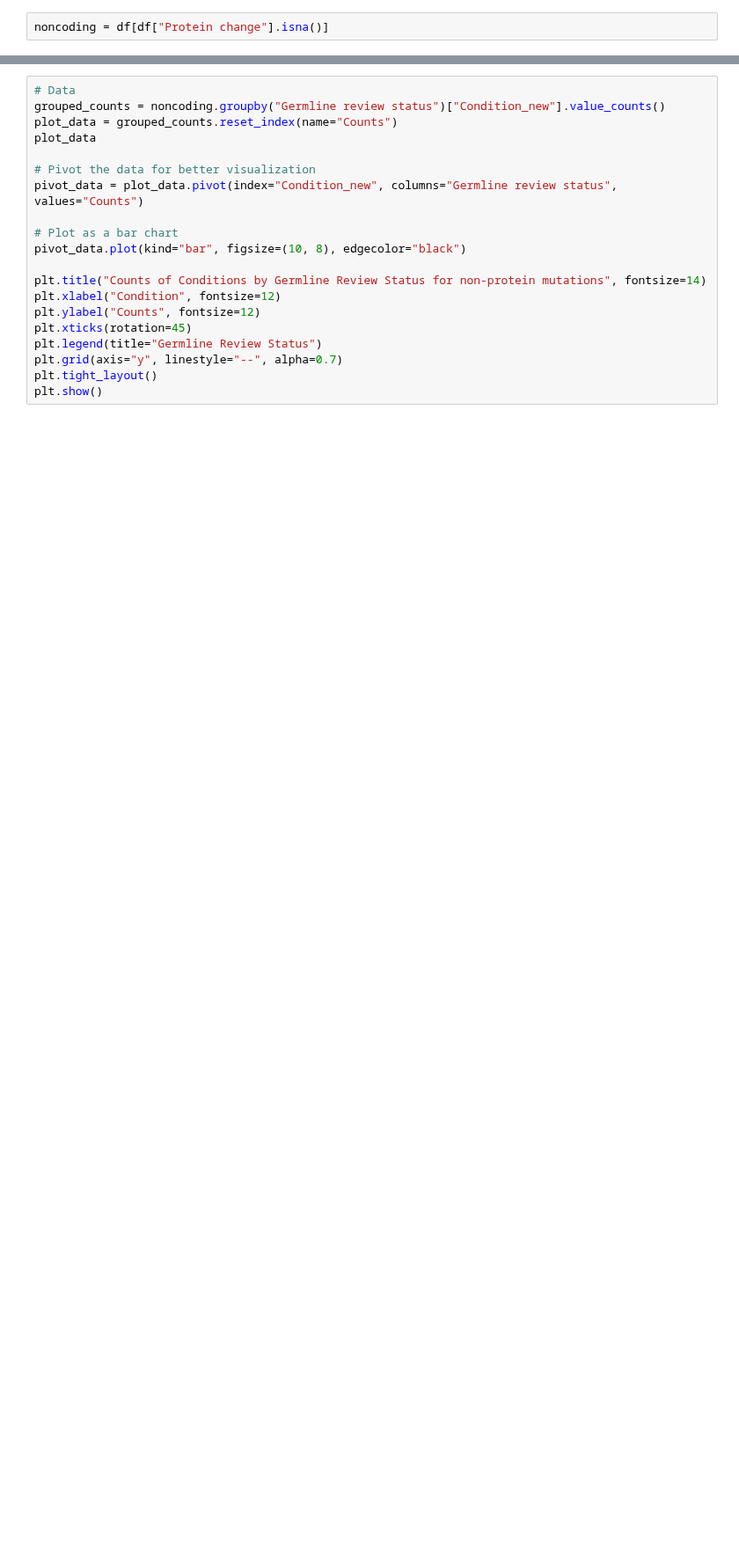
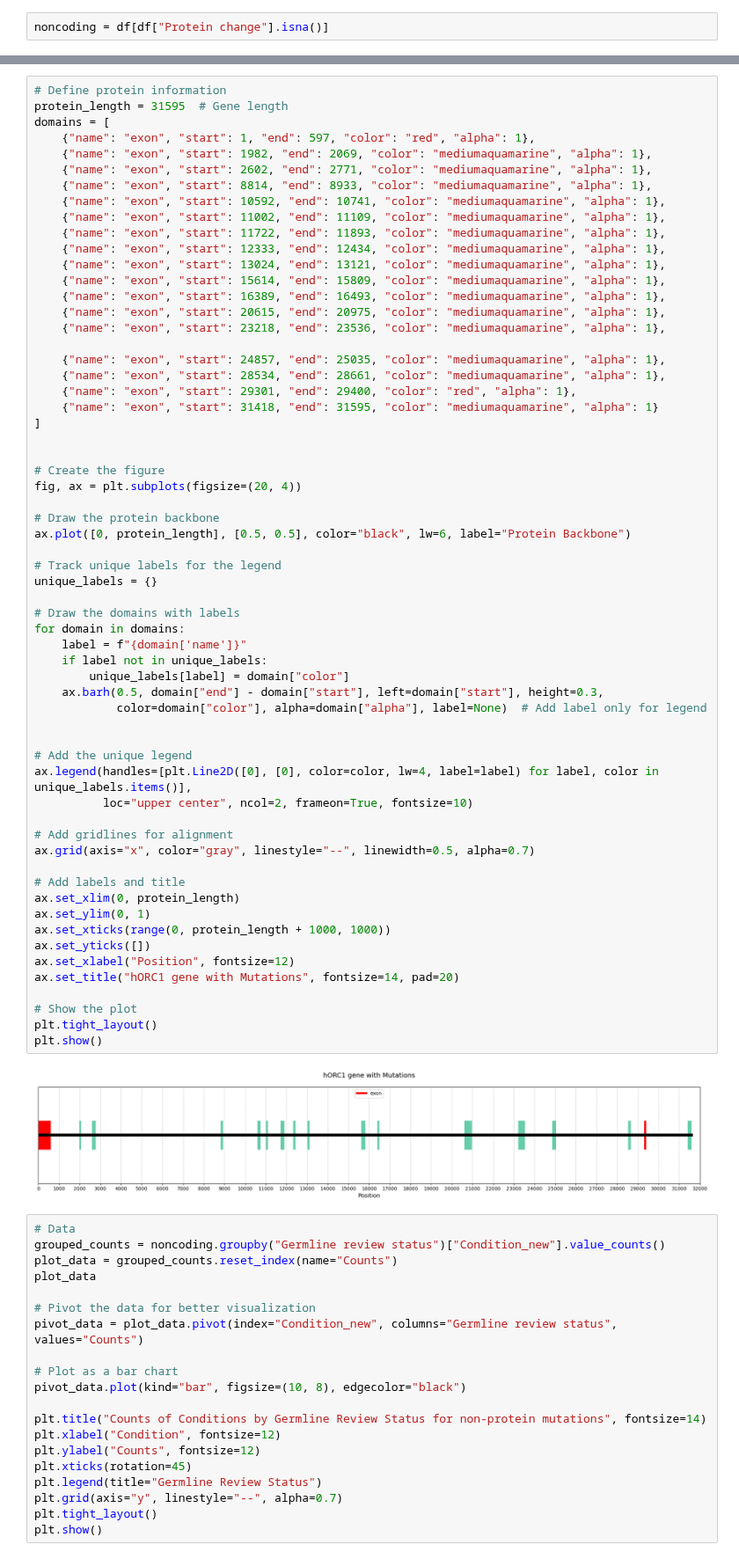
Before and after one commit to Lopatushka/ORC1, a Jupyter notebook: clinvar_analysis.ipynb, the cells around one changed output, grey strips where cells are left out. Shown at 88% size. Saved outputs shown, nothing was run; the diff lists cells and outputs as text; blank space fills up the shorter version.

Commit message:
add exon-intron map

```diff
--- a/clinvar_analysis.ipynb
+++ b/clinvar_analysis.ipynb
@@ -122,3 +184,66 @@ noncoding[
+# %%
+# Define protein information
+protein_length = 31595  # Gene length
+domains = [
+    {"name": "exon", "start": 1, "end": 597, "color": "red", "alpha": 1},
+    {"name": "exon", "start": 1982, "end": 2069, "color": "mediumaquamarine", "alpha": 1},
+    {"name": "exon", "start": 2602, "end": 2771, "color": "mediumaquamarine", "alpha": 1},
+    {"name": "exon", "start": 8814, "end": 8933, "color": "mediumaquamarine", "alpha": 1},
+    {"name": "exon", "start": 10592, "end": 10741, "color": "mediumaquamarine", "alpha": 1},
+    {"name": "exon", "start": 11002, "end": 11109, "color": "mediumaquamarine", "alpha": 1},
+    {"name": "exon", "start": 11722, "end": 11893, "color": "mediumaquamarine", "alpha": 1},
+    {"name": "exon", "start": 12333, "end": 12434, "color": "mediumaquamarine", "alpha": 1},
+    {"name": "exon", "start": 13024, "end": 13121, "color": "mediumaquamarine", "alpha": 1},
+    {"name": "exon", "start": 15614, "end": 15809, "color": "mediumaquamarine", "alpha": 1},
+    {"name": "exon", "start": 16389, "end": 16493, "color": "mediumaquamarine", "alpha": 1},
+    {"name": "exon", "start": 20615, "end": 20975, "color": "mediumaquamarine", "alpha": 1},
+    {"name": "exon", "start": 23218, "end": 23536, "color": "mediumaquamarine", "alpha": 1},
+
+    {"name": "exon", "start": 24857, "end": 25035, "color": "mediumaquamarine", "alpha": 1},
+    {"name": "exon", "start": 28534, "end": 28661, "color": "mediumaquamarine", "alpha": 1},
+    {"name": "exon", "start": 29301, "end": 29400, "color": "red", "alpha": 1},
+    {"name": "exon", "start": 31418, "end": 31595, "color": "mediumaquamarine", "alpha": 1}
+]
+
+
+# Create the figure
+fig, ax = plt.subplots(figsize=(20, 4))
+
+# Draw the protein backbone
+ax.plot([0, protein_length], [0.5, 0.5], color="black", lw=6, label="Protein Backbone")
+
+# Track unique labels for the legend
+unique_labels = {}
+
+# Draw the domains with labels
+for domain in domains:
+    label = f"{domain['name']}"
+    if label not in unique_labels:
+        unique_labels[label] = domain["color"]
+    ax.barh(0.5, domain["end"] - domain["start"], left=domain["start"], height=0.3,
+            color=domain["color"], alpha=domain["alpha"], label=None)  # Add label only for legend
+
+
+# Add the unique legend
+ax.legend(handles=[plt.Line2D([0], [0], color=color, lw=4, label=label) for label, color in unique_labels.items()],
+          loc="upper center", ncol=2, frameon=True, fontsize=10)
+
+# Add gridlines for alignment
+ax.grid(axis="x", color="gray", linestyle="--", linewidth=0.5, alpha=0.7)
+
+# Add labels and title
+ax.set_xlim(0, protein_length)
+ax.set_ylim(0, 1)
+ax.set_xticks(range(0, protein_length + 1000, 1000))
+ax.set_yticks([])
+ax.set_xlabel("Position", fontsize=12)
+ax.set_title("hORC1 gene with Mutations", fontsize=14, pad=20)
+
+# Show the plot
+plt.tight_layout()
+plt.show()
+# %% [output]
+[figure, added]
 # %%
 # Data
 grouped_counts = noncoding.groupby("Germline review status")["Condition_new"].value_counts()
```
Also changed, not shown: parts of 14 cells of this notebook.
